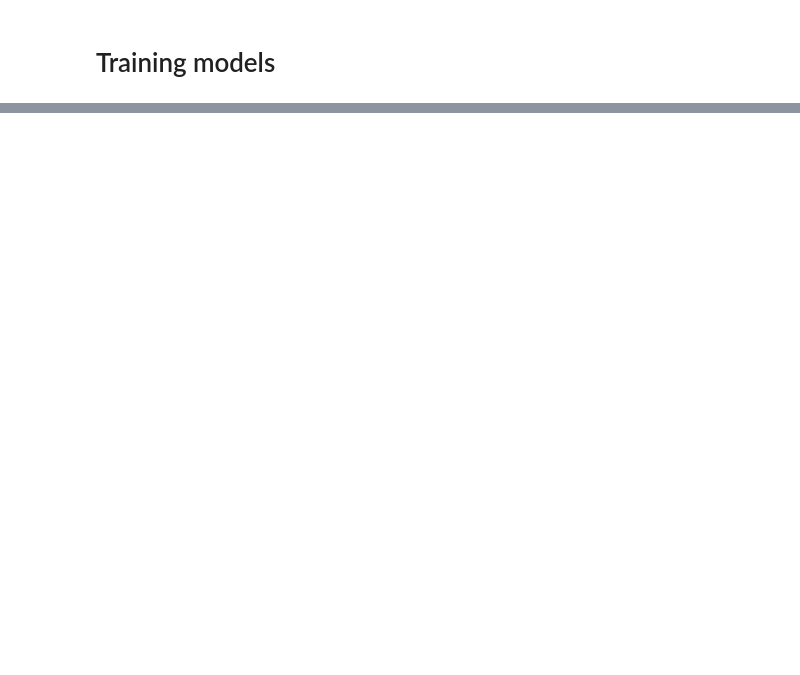
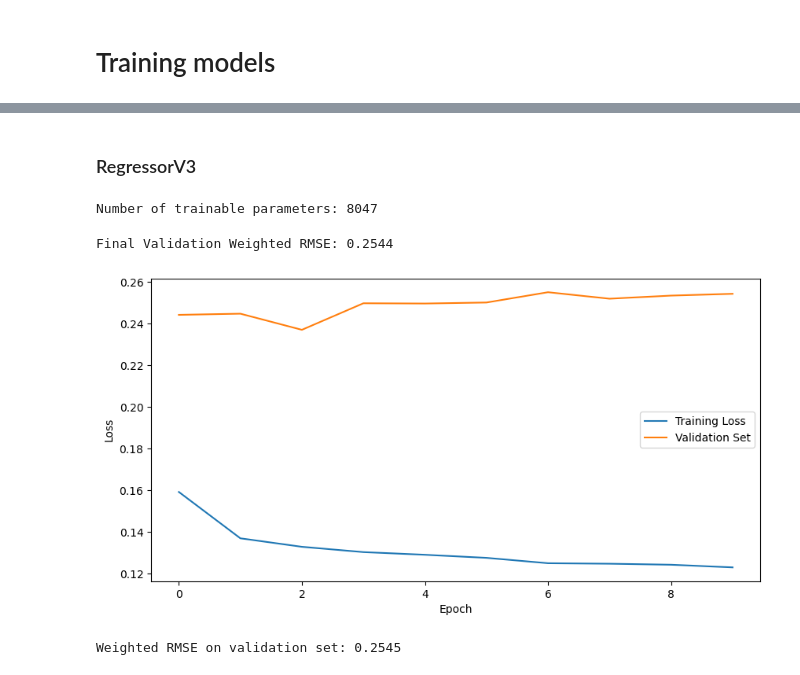
Before and after one commit to killian31/IdGas, a Jupyter notebook: train.ipynb, the cells around one changed output, grey strips where cells are left out. Cells and saved outputs as stored; diff of their text form; code cells hidden in the pictures; blank space fills up the shorter version.

```diff
--- a/train.ipynb
+++ b/train.ipynb
@@ -486,0 +306,48 @@ write_submissions(nn_model, test_x_path, "submissions_nn_v1.csv")
+# %% [markdown]
+### RegressorV3
+# %%
+params_reg_v3 = {
+    "model_class": "RegressorV3",
+    "model_params": {
+        "hidden_dim": 64,
+        "num_output": 23,
+        "humidity_dim": 8,
+        "group_embed_dim": 16,
+        "bias": True,
+        "dropout_rate": 0.1,
+    },
+    "training_params": {
+        "n_epochs": 10,
+        "lr": 5e-3,
+        "weight_decay": 1e-5,
+        "batch_size": 256,
+        "patience": 2,
+        "factor": 0.5,
+        "min_lr": 1e-6,
+        "loss": "WeightedRMSELoss",
+    },
+}
+try:
+    reg_v3 = run_nn_experiment(
+        x_train,
+        y_train,
+        x_test,
+        [(x_val, y_val)],
+        uda=False,
+        params=params_reg_v3,
+        lambda_domain=0.25,
+        verbose=True,
+        plot_losses=True,
+        labels=None,
+        zero_weight=1.0,
+    )
+except KeyboardInterrupt:
+    print("KeyboardInterrupt: Stopping training early.")
+# %% [output]
+Number of trainable parameters: 8047
+Final Validation Weighted RMSE: 0.2544
+[figure, added]
+# %%
+print(f"Weighted RMSE on validation set: {evaluate_model(reg_v3, x_val, y_val):.4f}")
+# %% [output]
+Weighted RMSE on validation set: 0.2545
```
Also changed, not shown: parts of 65 cells of this notebook, 14 other files.
